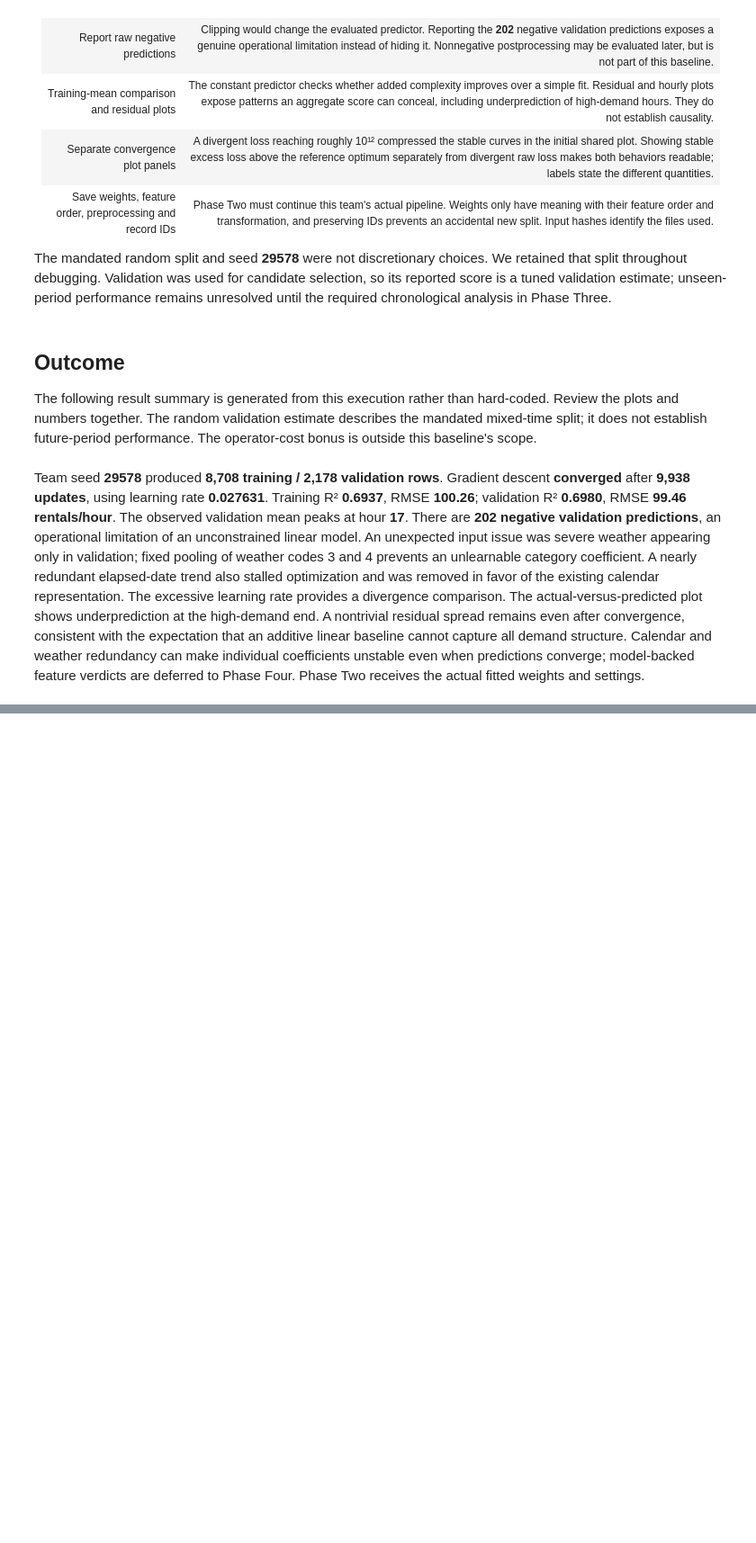
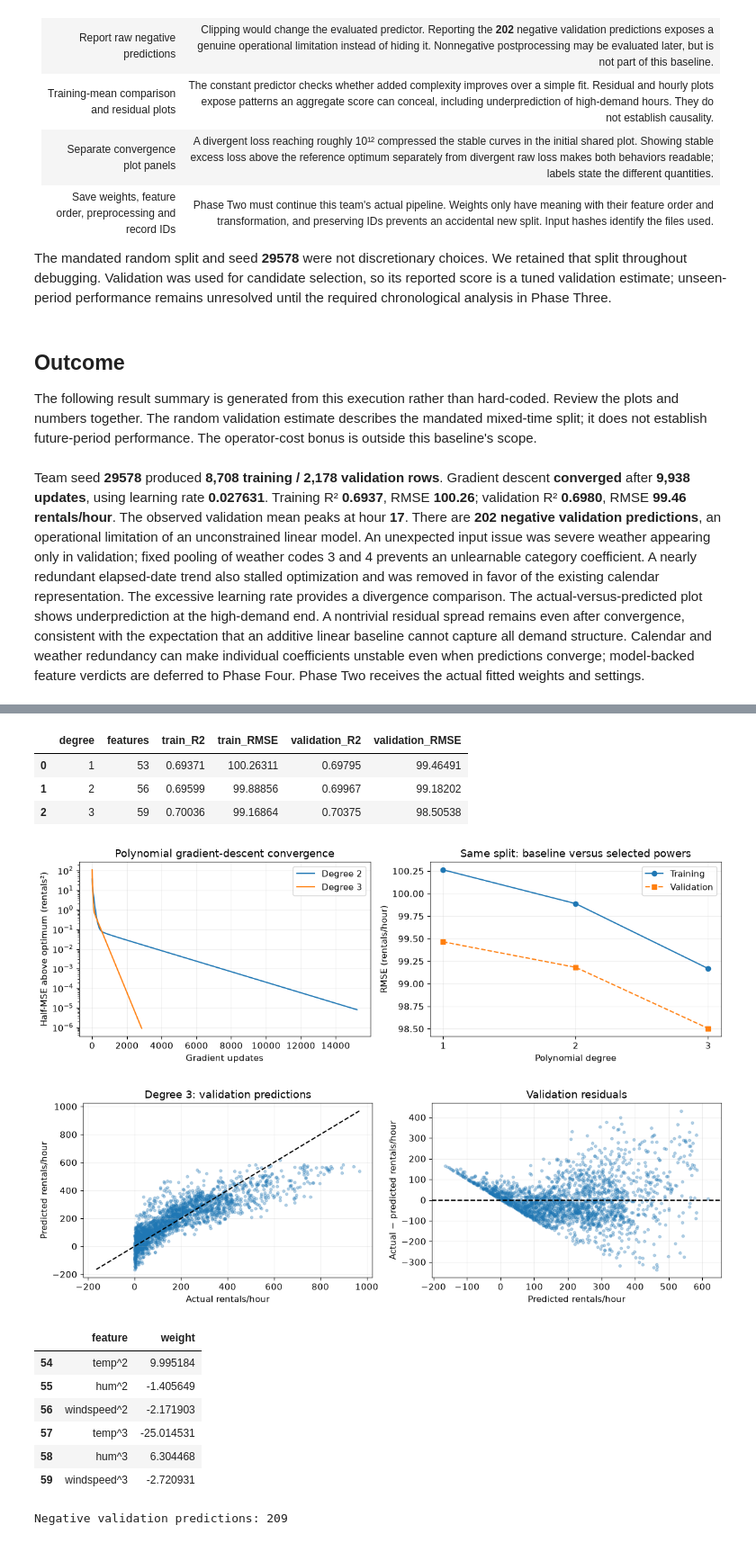
Before and after one commit to MohamedSameh77/machine-learning-project-I, a Jupyter notebook: bike_sharing_demand.ipynb, the cells around one changed output, grey strips where cells are left out. Shown at 90% size. Saved outputs shown, nothing was run; the diff lists cells and outputs as text; code cells hidden in the pictures; blank space fills up the shorter version.

```diff
--- a/bike_sharing_demand.ipynb
+++ b/bike_sharing_demand.ipynb
@@ -447,0 +470,14 @@ Team seed **29578** produced **8,708 training / 2,178 validation rows**. Gradien
+# %%
+phase_one_path = artifact_dir / "phase_one.json"
+phase_one_input = json.loads(phase_one_path.read_text(encoding="utf-8"))
+assert phase_one_input["seed"] == seed
+assert phase_one_input["weight_names"] == weight_names
+assert phase_one_input["train_record_ids"] == train_df.instant.tolist()
+assert phase_one_input["validation_record_ids"] == val_df.instant.tolist()
+for filename, digest in phase_one_input["source_sha256"].items():
+    assert hashlib.sha256((DATA_DIR / filename).read_bytes()).hexdigest() == digest
+phase_two_base_weights = np.asarray(phase_one_input["weights"], dtype=float)
+assert np.allclose(phase_two_base_weights, phase_one_weights)
+phase_one_optimizer_settings = phase_one_input["hyperparameters"].copy()
+print("Consumed Phase One weights:", len(phase_two_base_weights))
+print("Previous optimizer settings:", phase_one_optimizer_settings)
@@ -447,0 +585,63 @@ Team seed **29578** produced **8,708 training / 2,178 validation rows**. Gradien
+# %%
+phase_two_comparison_rows = [{"degree": 1, "features": len(weight_names)-1,
+    "train_R2": phase_one_input["training_metrics"]["R2"], "train_RMSE": phase_one_input["training_metrics"]["RMSE"],
+    "validation_R2": phase_one_input["validation_metrics"]["R2"], "validation_RMSE": phase_one_input["validation_metrics"]["RMSE"]}]
+phase_two_degree_indices = []
+for degree in phase_two_degrees:
+    verified_rows = eligible_polynomials[eligible_polynomials.degree == degree]
+    assert len(verified_rows), f"Degree {degree} has no verified fit"
+    index = verified_rows.sort_values(["validation_RMSE", "iterations"]).index[0]
+    phase_two_degree_indices.append(index)
+    row = phase_two_search.loc[index]
+    phase_two_comparison_rows.append({"degree": degree, "features": len(phase_two_designs[degree]["names"])-1,
+        **{key: float(row[key]) for key in ["train_R2", "train_RMSE", "validation_R2", "validation_RMSE"]}})
+phase_two_comparison = pd.DataFrame(phase_two_comparison_rows)
+display(phase_two_comparison.round(5))
+
+fig, axes = plt.subplots(1, 2, figsize=(12, 4))
+for index in phase_two_degree_indices:
+    entry = phase_two_runs[index]
+    loss = np.maximum(entry["run"]["loss_history"] - entry["reference_loss"], 1e-9)
+    axes[0].plot(np.arange(len(loss)), loss, label=f"Degree {entry['degree']}")
+axes[0].set_yscale("log")
+axes[0].set(xlabel="Gradient updates", ylabel="Half-MSE above optimum (rentals²)", title="Polynomial gradient-descent convergence")
+axes[0].legend()
+axes[1].plot(phase_two_comparison.degree, phase_two_comparison.train_RMSE, marker="o", label="Training")
+axes[1].plot(phase_two_comparison.degree, phase_two_comparison.validation_RMSE, marker="s", linestyle="--", label="Validation")
+axes[1].set(xlabel="Polynomial degree", ylabel="RMSE (rentals/hour)", title="Same split: baseline versus selected powers", xticks=[1,2,3])
+axes[1].legend()
+fig.tight_layout()
+plt.show()
+
+phase_two_val_predictions = phase_two_basis["validation"] @ phase_two_weights
+phase_two_train_predictions = phase_two_basis["train"] @ phase_two_weights
+phase_two_val_metrics = regression_metrics(y_val, phase_two_val_predictions)
+phase_two_train_metrics = regression_metrics(y_train, phase_two_train_predictions)
+phase_two_negative_count = int((phase_two_val_predictions < 0).sum())
+fig, axes = plt.subplots(1, 2, figsize=(12, 4))
+axes[0].scatter(y_val, phase_two_val_predictions, s=10, alpha=0.3)
+limits = [min(0, phase_two_val_predictions.min()), max(y_val.max(), phase_two_val_predictions.max())]
+axes[0].plot(limits, limits, color="black", linestyle="--")
+axes[0].set(xlabel="Actual rentals/hour", ylabel="Predicted rentals/hour", title=f"Degree {phase_two_degree}: validation predictions")
+axes[1].scatter(phase_two_val_predictions, y_val-phase_two_val_predictions, s=10, alpha=0.3)
+axes[1].axhline(0, color="black", linestyle="--")
+axes[1].set(xlabel="Predicted rentals/hour", ylabel="Actual − predicted rentals/hour", title="Validation residuals")
+fig.tight_layout()
+plt.show()
+display(pd.DataFrame({"feature": phase_two_basis["names"], "weight": phase_two_weights}).tail(len(phase_two_basis["term_names"])).round(6))
+print("Negative validation predictions:", phase_two_negative_count)
+# %% [output]
+|  | degree | features | train_R2 | train_RMSE | validation_R2 | validation_RMSE |
+| 0 | 1 | 53 | 0.69371 | 100.26311 | 0.69795 | 99.46491 |
+| 1 | 2 | 56 | 0.69599 | 99.88856 | 0.69967 | 99.18202 |
+| 2 | 3 | 59 | 0.70036 | 99.16864 | 0.70375 | 98.50538 |
+[figure, added]
+[figure, added]
+|  | feature | weight |
+| 54 | temp^2 | 9.995184 |
+| 55 | hum^2 | -1.405649 |
+| 56 | windspeed^2 | -2.171903 |
+| 57 | temp^3 | -25.014531 |
+| 58 | hum^3 | 6.304468 |
+| 59 | windspeed^3 | -2.720931 |
+Negative validation predictions: 209
```
Also changed, not shown: parts of 41 cells of this notebook, 4 other files.
